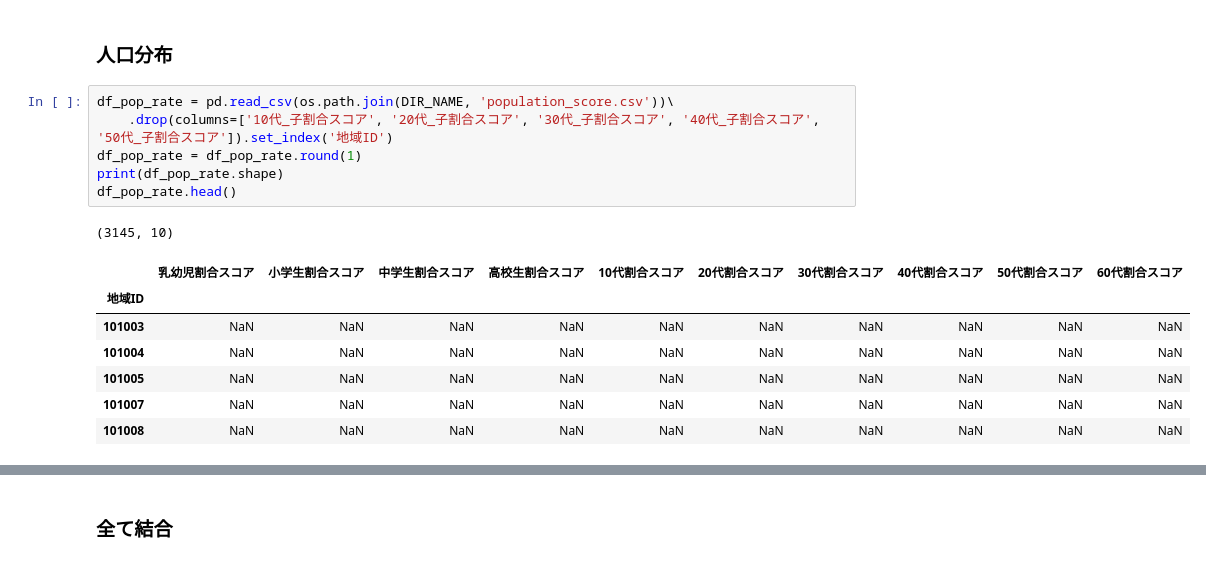
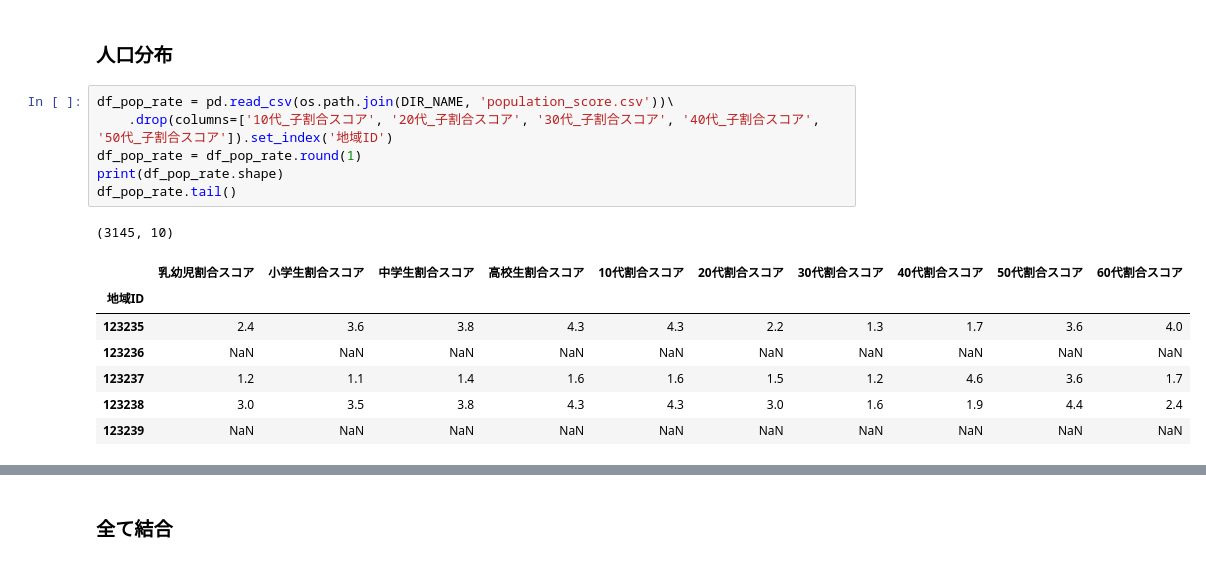
Before and after one commit to z-guard/analysis, a Jupyter notebook: notebooks/all_town_detail.ipynb, the cells around one changed output, grey strips where cells are left out. Saved outputs shown, nothing was run; the diff lists cells and outputs as text.

```diff
--- a/notebooks/all_town_detail.ipynb
+++ b/notebooks/all_town_detail.ipynb
@@ -207,15 +207,15 @@ df_crime.head()
 # %%
 df_pop_rate = pd.read_csv(os.path.join(DIR_NAME, 'population_score.csv'))\
     .drop(columns=['10代_子割合スコア', '20代_子割合スコア', '30代_子割合スコア', '40代_子割合スコア', '50代_子割合スコア']).set_index('地域ID')
 df_pop_rate = df_pop_rate.round(1)
 print(df_pop_rate.shape)
-df_pop_rate.head()
+df_pop_rate.tail()
 # %% [output]
 (3145, 10)
 |  | 乳幼児割合スコア | 小学生割合スコア | 中学生割合スコア | 高校生割合スコア | 10代割合スコア | 20代割合スコア | 30代割合スコア | 40代割合スコア | 50代割合スコア | 60代割合スコア |
 | 地域ID |  |  |  |  |  |  |  |  |  |  |
-| 101003 | NaN | NaN | NaN | NaN | NaN | NaN | NaN | NaN | NaN | NaN |
-| 101004 | NaN | NaN | NaN | NaN | NaN | NaN | NaN | NaN | NaN | NaN |
-| 101005 | NaN | NaN | NaN | NaN | NaN | NaN | NaN | NaN | NaN | NaN |
-| 101007 | NaN | NaN | NaN | NaN | NaN | NaN | NaN | NaN | NaN | NaN |
-| 101008 | NaN | NaN | NaN | NaN | NaN | NaN | NaN | NaN | NaN | NaN |
+| 123235 | 2.4 | 3.6 | 3.8 | 4.3 | 4.3 | 2.2 | 1.3 | 1.7 | 3.6 | 4.0 |
+| 123236 | NaN | NaN | NaN | NaN | NaN | NaN | NaN | NaN | NaN | NaN |
+| 123237 | 1.2 | 1.1 | 1.4 | 1.6 | 1.6 | 1.5 | 1.2 | 4.6 | 3.6 | 1.7 |
+| 123238 | 3.0 | 3.5 | 3.8 | 4.3 | 4.3 | 3.0 | 1.6 | 1.9 | 4.4 | 2.4 |
+| 123239 | NaN | NaN | NaN | NaN | NaN | NaN | NaN | NaN | NaN | NaN |
```
Also changed, not shown: parts of 10 cells of this notebook.
